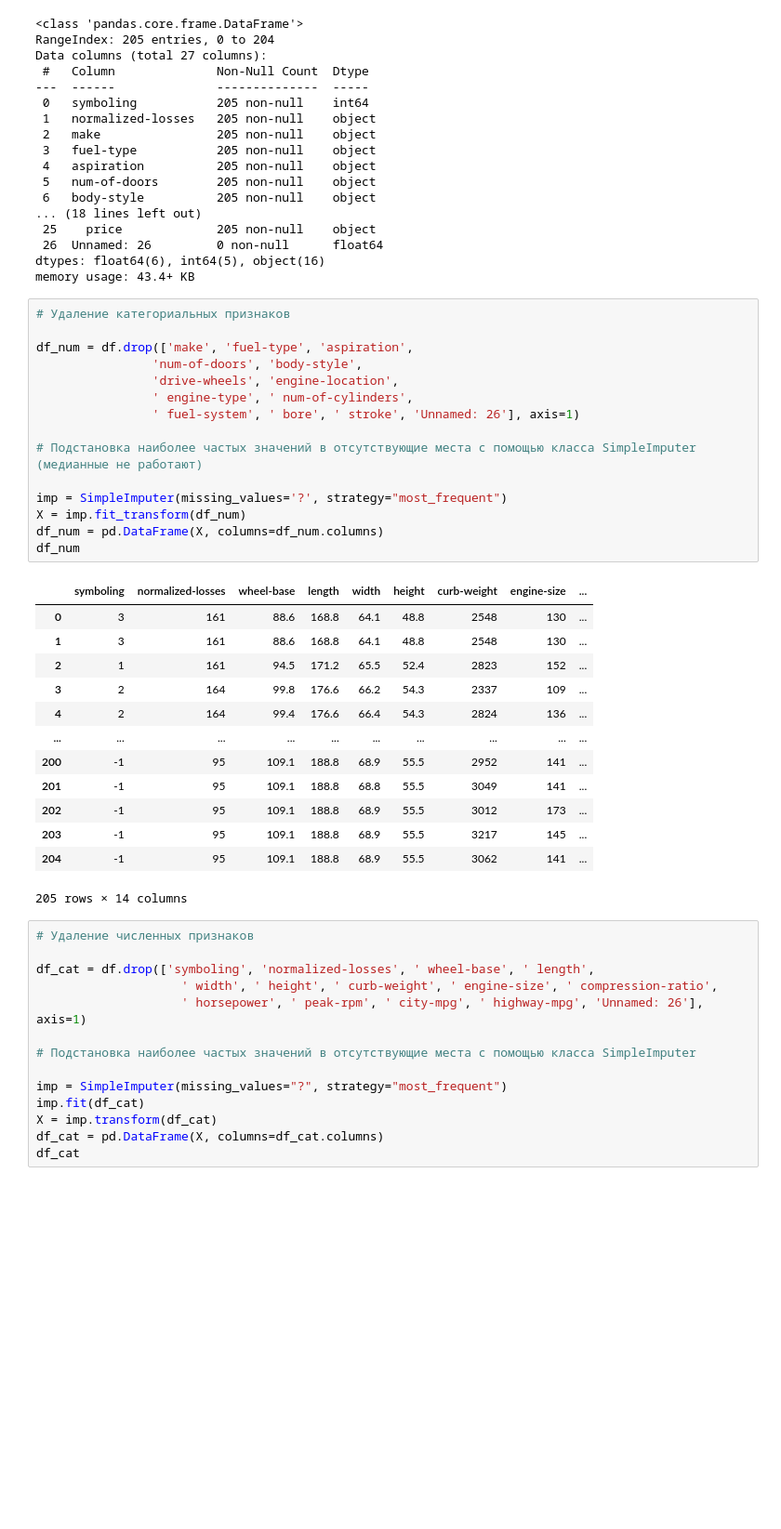
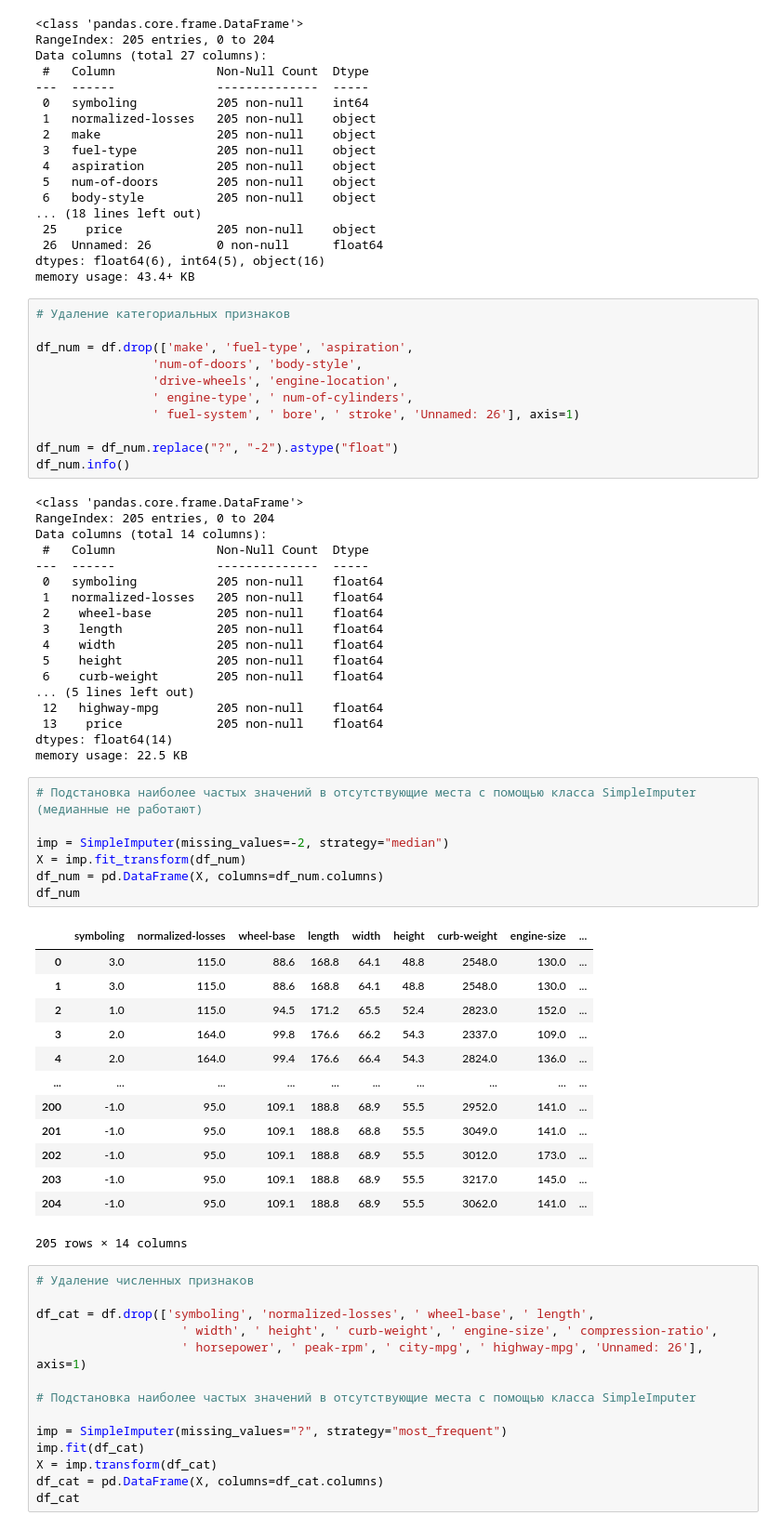
Before and after one commit to wedname/Homework, a Jupyter notebook: 3_HW.ipynb, the cells around one changed output. Shown at 93% size. Saved outputs shown, nothing was run; the diff lists cells and outputs as text; blank space fills up the shorter version.

```diff
--- a/3_HW.ipynb
+++ b/3_HW.ipynb
@@ -50,26 +50,47 @@ df_num = df.drop(['make', 'fuel-type', 'aspiration',
                 ' engine-type', ' num-of-cylinders',
                 ' fuel-system', ' bore', ' stroke', 'Unnamed: 26'], axis=1)
 
-# Подстановка наиболее частых значений в отсутствующие места с помощью класса SimpleImputer (медианные не работают)
-
-imp = SimpleImputer(missing_values='?', strategy="most_frequent")
-X = imp.fit_transform(df_num)
-df_num = pd.DataFrame(X, columns=df_num.columns)
-df_num
+df_num = df_num.replace("?", "-2").astype("float")
+df_num.info()
 # %% [output]
-|  | symboling | normalized-losses | wheel-base | length | width | height | curb-weight | engine-size | ... |
-| 0 | 3 | 161 | 88.6 | 168.8 | 64.1 | 48.8 | 2548 | 130 | ... |
-| 1 | 3 | 161 | 88.6 | 168.8 | 64.1 | 48.8 | 2548 | 130 | ... |
-| 2 | 1 | 161 | 94.5 | 171.2 | 65.5 | 52.4 | 2823 | 152 | ... |
-| 3 | 2 | 164 | 99.8 | 176.6 | 66.2 | 54.3 | 2337 | 109 | ... |
-| 4 | 2 | 164 | 99.4 | 176.6 | 66.4 | 54.3 | 2824 | 136 | ... |
-| ... | ... | ... | ... | ... | ... | ... | ... | ... | ... |
-| 200 | -1 | 95 | 109.1 | 188.8 | 68.9 | 55.5 | 2952 | 141 | ... |
-| 201 | -1 | 95 | 109.1 | 188.8 | 68.8 | 55.5 | 3049 | 141 | ... |
-| 202 | -1 | 95 | 109.1 | 188.8 | 68.9 | 55.5 | 3012 | 173 | ... |
-| 203 | -1 | 95 | 109.1 | 188.8 | 68.9 | 55.5 | 3217 | 145 | ... |
-| 204 | -1 | 95 | 109.1 | 188.8 | 68.9 | 55.5 | 3062 | 141 | ... |
-205 rows × 14 columns
+<class 'pandas.core.frame.DataFrame'>
+RangeIndex: 205 entries, 0 to 204
+Data columns (total 14 columns):
+ #   Column              Non-Null Count  Dtype
+---  ------              --------------  -----
+ 0   symboling           205 non-null    float64
+ 1   normalized-losses   205 non-null    float64
+ 2    wheel-base         205 non-null    float64
+ 3    length             205 non-null    float64
+ 4    width              205 non-null    float64
+ 5    height             205 non-null    float64
+ 6    curb-weight        205 non-null    float64
+... (5 lines left out)
+ 12   highway-mpg        205 non-null    float64
+ 13    price             205 non-null    float64
+dtypes: float64(14)
+memory usage: 22.5 KB
+# %%
+# Подстановка наиболее частых значений в отсутствующие места с помощью класса SimpleImputer (медианные не работают)
+
+imp = SimpleImputer(missing_values=-2, strategy="median")
+X = imp.fit_transform(df_num)
+df_num = pd.DataFrame(X, columns=df_num.columns)
+df_num
+# %% [output]
+|  | symboling | normalized-losses | wheel-base | length | width | height | curb-weight | engine-size | ... |
+| 0 | 3.0 | 115.0 | 88.6 | 168.8 | 64.1 | 48.8 | 2548.0 | 130.0 | ... |
+| 1 | 3.0 | 115.0 | 88.6 | 168.8 | 64.1 | 48.8 | 2548.0 | 130.0 | ... |
+| 2 | 1.0 | 115.0 | 94.5 | 171.2 | 65.5 | 52.4 | 2823.0 | 152.0 | ... |
+| 3 | 2.0 | 164.0 | 99.8 | 176.6 | 66.2 | 54.3 | 2337.0 | 109.0 | ... |
+| 4 | 2.0 | 164.0 | 99.4 | 176.6 | 66.4 | 54.3 | 2824.0 | 136.0 | ... |
+| ... | ... | ... | ... | ... | ... | ... | ... | ... | ... |
+| 200 | -1.0 | 95.0 | 109.1 | 188.8 | 68.9 | 55.5 | 2952.0 | 141.0 | ... |
+| 201 | -1.0 | 95.0 | 109.1 | 188.8 | 68.8 | 55.5 | 3049.0 | 141.0 | ... |
+| 202 | -1.0 | 95.0 | 109.1 | 188.8 | 68.9 | 55.5 | 3012.0 | 173.0 | ... |
+| 203 | -1.0 | 95.0 | 109.1 | 188.8 | 68.9 | 55.5 | 3217.0 | 145.0 | ... |
+| 204 | -1.0 | 95.0 | 109.1 | 188.8 | 68.9 | 55.5 | 3062.0 | 141.0 | ... |
+205 rows × 14 columns
 # %%
 # Удаление численных признаков
 
```
Also changed, not shown: parts of 7 cells of this notebook, 3 other files.
